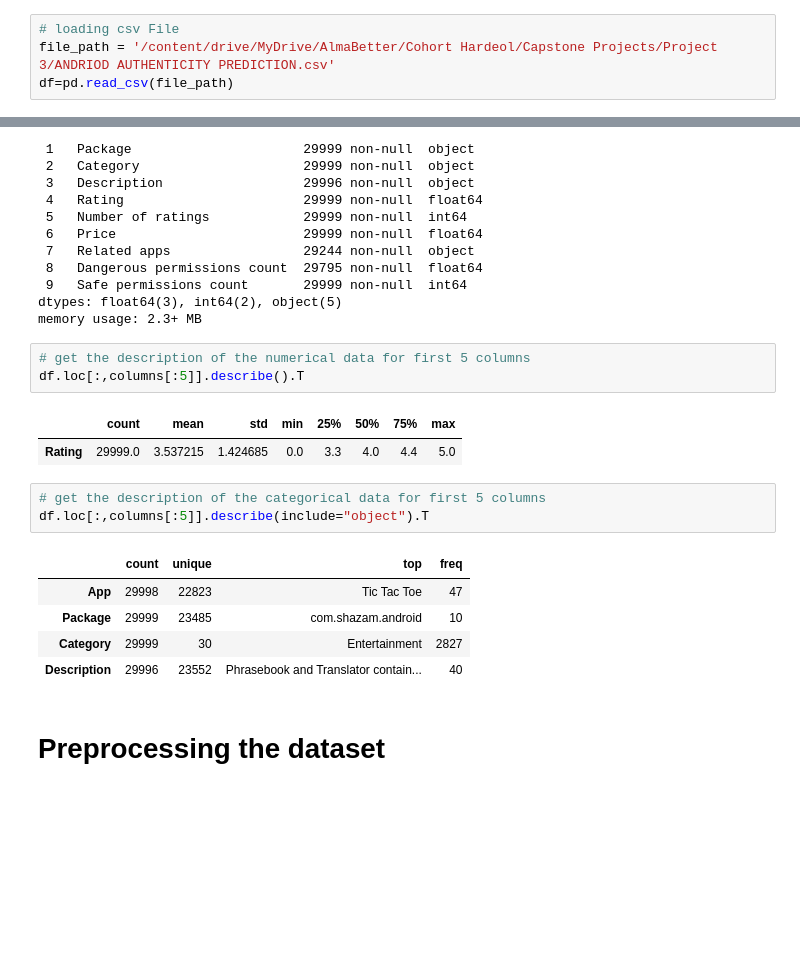
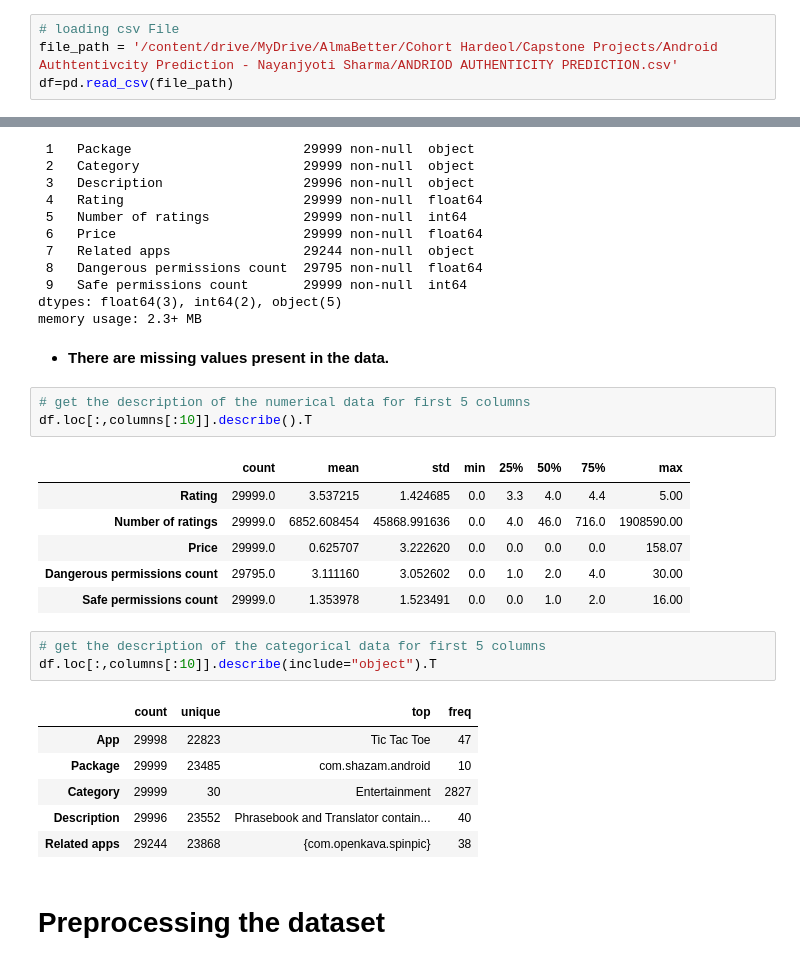
Before and after one commit to nayan136/Android-Authtentivcity-Prediction, a Jupyter notebook: ANDRIOD_AUTHENTICITY_PREDICTION.ipynb, the cells around one changed output, grey strips where cells are left out. Cells and saved outputs as stored; diff of their text form; blank space fills up the shorter version.

```diff
--- a/ANDRIOD_AUTHENTICITY_PREDICTION.ipynb
+++ b/ANDRIOD_AUTHENTICITY_PREDICTION.ipynb
@@ -450,7 +450,7 @@ drive.mount('/content/drive')
 Drive already mounted at /content/drive; to attempt to forcibly remount, call drive.mount("/content/drive", force_remount=True).
 # %%
 # loading csv File
-file_path = '/content/drive/MyDrive/AlmaBetter/Cohort Hardeol/Capstone Projects/Project 3/ANDRIOD AUTHENTICITY PREDICTION.csv'
+file_path = '/content/drive/MyDrive/AlmaBetter/Cohort Hardeol/Capstone Projects/Android Authtentivcity Prediction - Nayanjyoti Sharma/ANDRIOD AUTHENTICITY PREDICTION.csv'
 df=pd.read_csv(file_path)
 # %% [markdown]
 ## Common functions
@@ -682,21 +682,28 @@ Data columns (total 10 columns):
  9   Safe permissions count       29999 non-null  int64
 dtypes: float64(3), int64(2), object(5)
 memory usage: 2.3+ MB
+# %% [markdown]
+* **There are missing values present in the data.**
 # %%
 # get the description of the numerical data for first 5 columns
-df.loc[:,columns[:5]].describe().T
+df.loc[:,columns[:10]].describe().T
 # %% [output]
 |  | count | mean | std | min | 25% | 50% | 75% | max |
-| Rating | 29999.0 | 3.537215 | 1.424685 | 0.0 | 3.3 | 4.0 | 4.4 | 5.0 |
+| Rating | 29999.0 | 3.537215 | 1.424685 | 0.0 | 3.3 | 4.0 | 4.4 | 5.00 |
+| Number of ratings | 29999.0 | 6852.608454 | 45868.991636 | 0.0 | 4.0 | 46.0 | 716.0 | 1908590.00 |
+| Price | 29999.0 | 0.625707 | 3.222620 | 0.0 | 0.0 | 0.0 | 0.0 | 158.07 |
+| Dangerous permissions count | 29795.0 | 3.111160 | 3.052602 | 0.0 | 1.0 | 2.0 | 4.0 | 30.00 |
+| Safe permissions count | 29999.0 | 1.353978 | 1.523491 | 0.0 | 0.0 | 1.0 | 2.0 | 16.00 |
 # %%
 # get the description of the categorical data for first 5 columns
-df.loc[:,columns[:5]].describe(include="object").T
+df.loc[:,columns[:10]].describe(include="object").T
 # %% [output]
 |  | count | unique | top | freq |
 | App | 29998 | 22823 | Tic Tac Toe | 47 |
 | Package | 29999 | 23485 | com.shazam.android | 10 |
 | Category | 29999 | 30 | Entertainment | 2827 |
 | Description | 29996 | 23552 | Phrasebook and Translator contain... | 40 |
+| Related apps | 29244 | 23868 | {com.openkava.spinpic} | 38 |
 # %% [markdown]
 # Preprocessing the dataset
 # %% [markdown]
```
Also changed, not shown: parts of 58 cells of this notebook.
